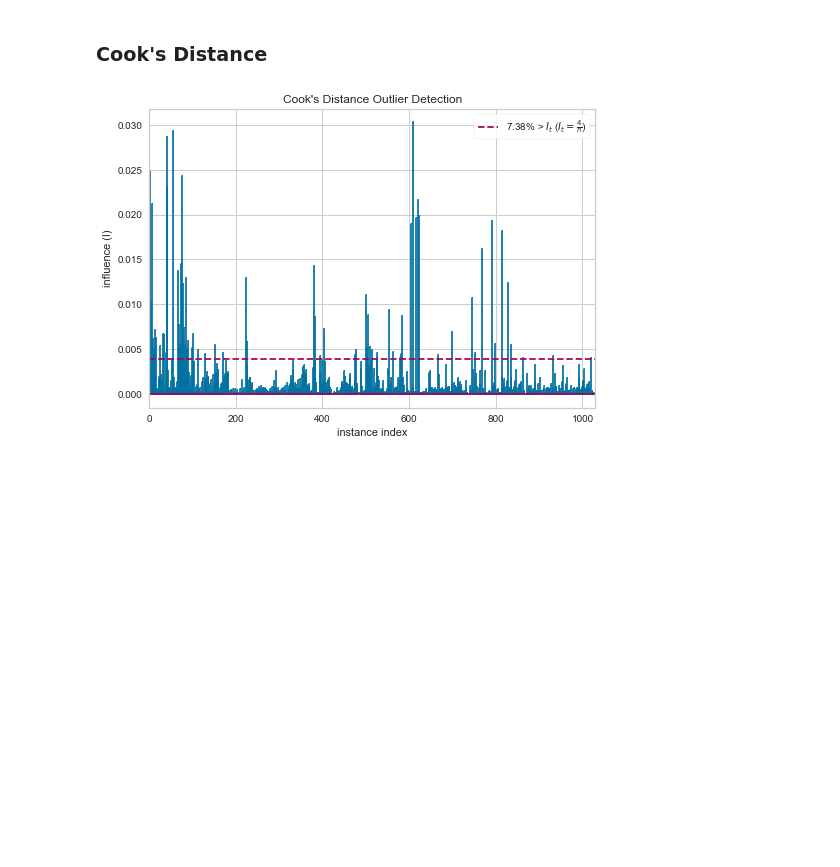
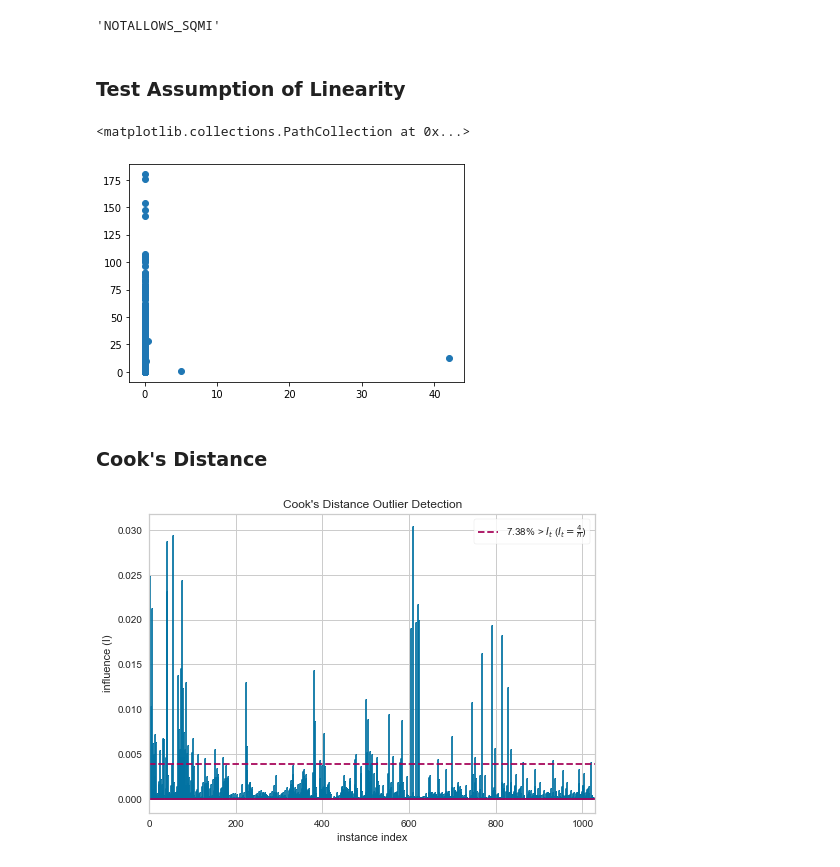
Before and after one commit to acl2171/regressionproj, a Jupyter notebook: notebooks/analysis.ipynb, the cells around one changed output. Cells and saved outputs as stored; diff of their text form; code cells hidden in the pictures; blank space fills up the shorter version.

Commit message:
Added analysis and checked linearity assumption

```diff
--- a/notebooks/AL_notes.ipynb
+++ b/notebooks/analysis.ipynb
@@ -40,0 +53,14 @@ y = df['AVGDV']
+# %%
+col[35]
+# %% [output]
+'NOTALLOWS_SQMI'
+# %% [markdown]
+### Test Assumption of Linearity
+# %%
+# For each column in df, we checked whether the relationship between the predictor variable and the dependent variable was linear.
+col = list(df.columns)
+var = X[col[37]]
+plt.scatter(var, y)
+# %% [output]
+<matplotlib.collections.PathCollection at 0x...>
+[figure, added]
```
Also changed, not shown: parts of 10 cells of this notebook, 3 other files.
